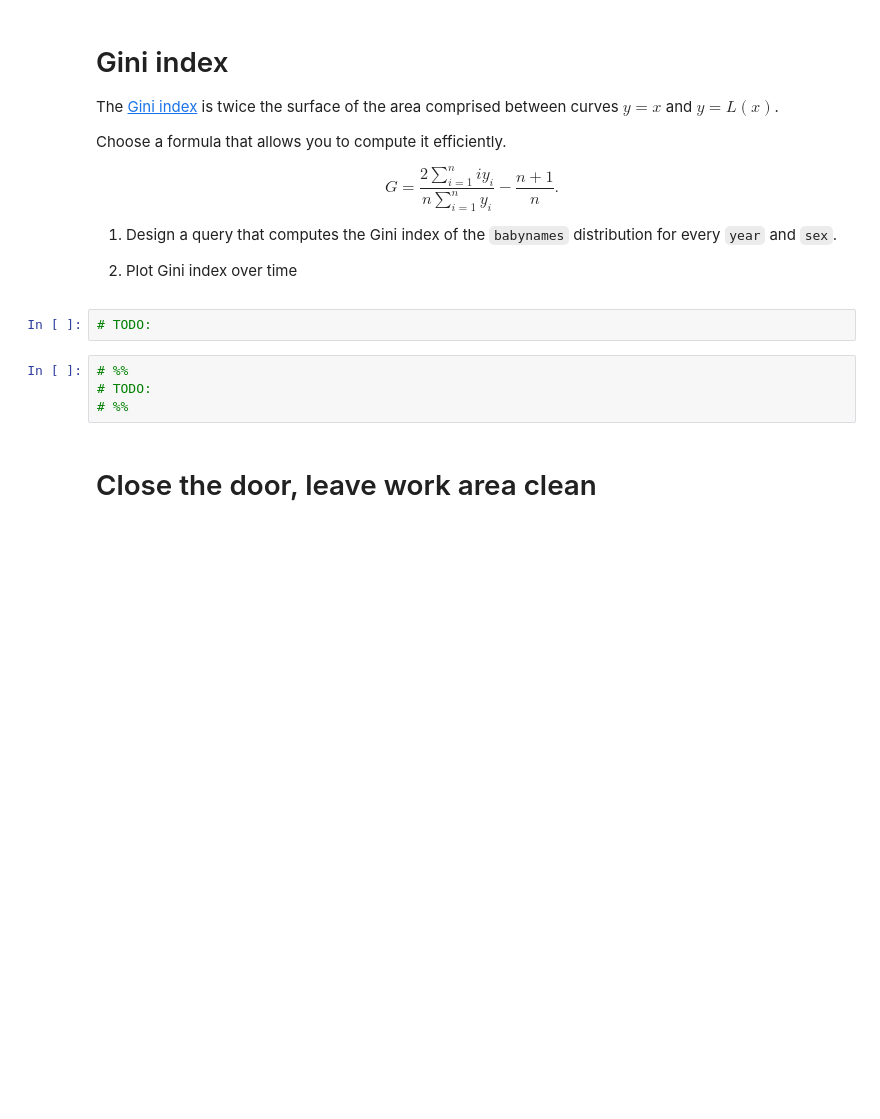
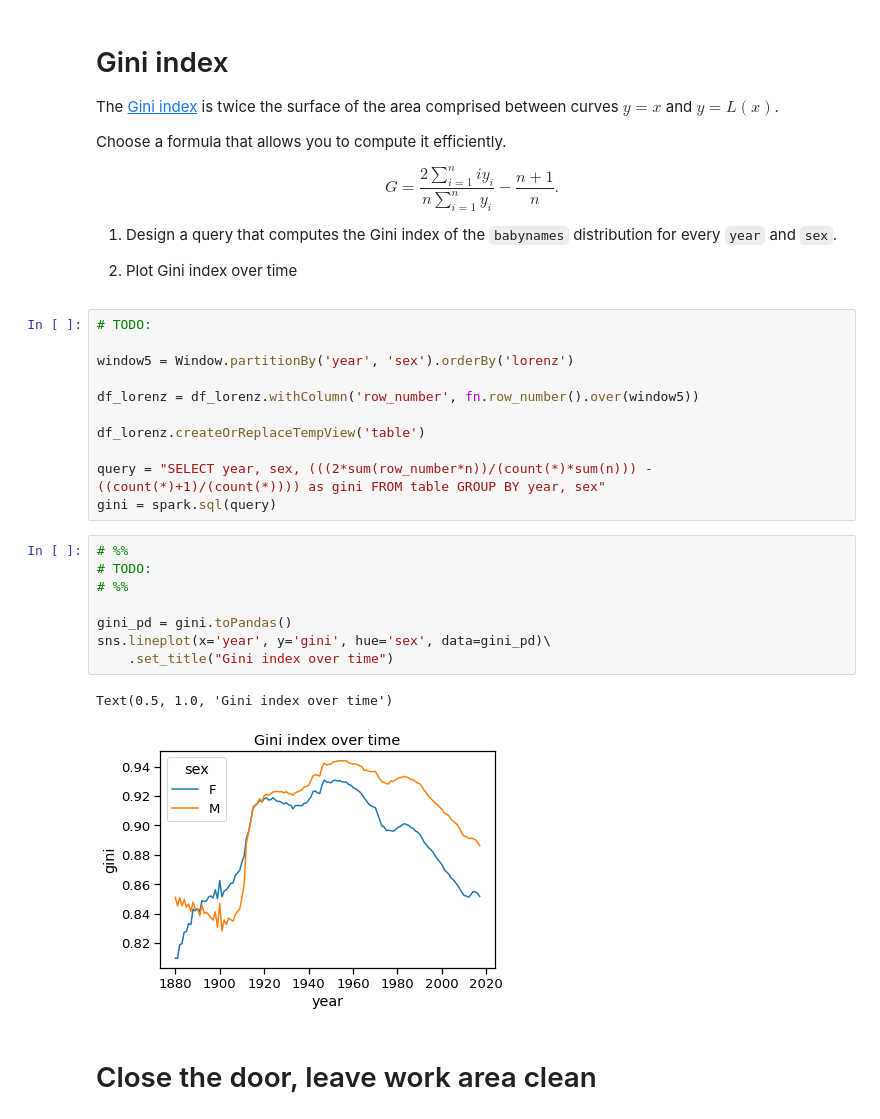
Before and after one commit to hxoud/homework, a Jupyter notebook: two/homework02.ipynb, the cells around one changed output. Saved outputs shown, nothing was run; the diff lists cells and outputs as text; blank space fills up the shorter version.

```diff
--- a/two/homework02.ipynb
+++ b/two/homework02.ipynb
@@ -645,12 +641,28 @@ $$G={\frac {2\sum _{i=1}^{n}iy_{i}}{n\sum _{i=1}^{n}y_{i}}}-{\frac {n+1}{n}}.$$
 for every `year` and `sex`.
 
 1. Plot Gini index over time
-# %%
-# TODO:
-# %%
-# %%
-# TODO:
-# %%
+# %%
+# TODO:
+
+window5 = Window.partitionBy('year', 'sex').orderBy('lorenz')
+
+df_lorenz = df_lorenz.withColumn('row_number', fn.row_number().over(window5))
+
+df_lorenz.createOrReplaceTempView('table')
+
+query = "SELECT year, sex, (((2*sum(row_number*n))/(count(*)*sum(n))) - ((count(*)+1)/(count(*)))) as gini FROM table GROUP BY year, sex"
+gini = spark.sql(query)
+# %%
+# %%
+# TODO:
+# %%
+
+gini_pd = gini.toPandas()
+sns.lineplot(x='year', y='gini', hue='sex', data=gini_pd)\
+    .set_title("Gini index over time")
+# %% [output]
+Text(0.5, 1.0, 'Gini index over time')
+[figure, added]
 # %% [markdown]
 
 
```
Also changed, not shown: parts of 4 cells of this notebook.
